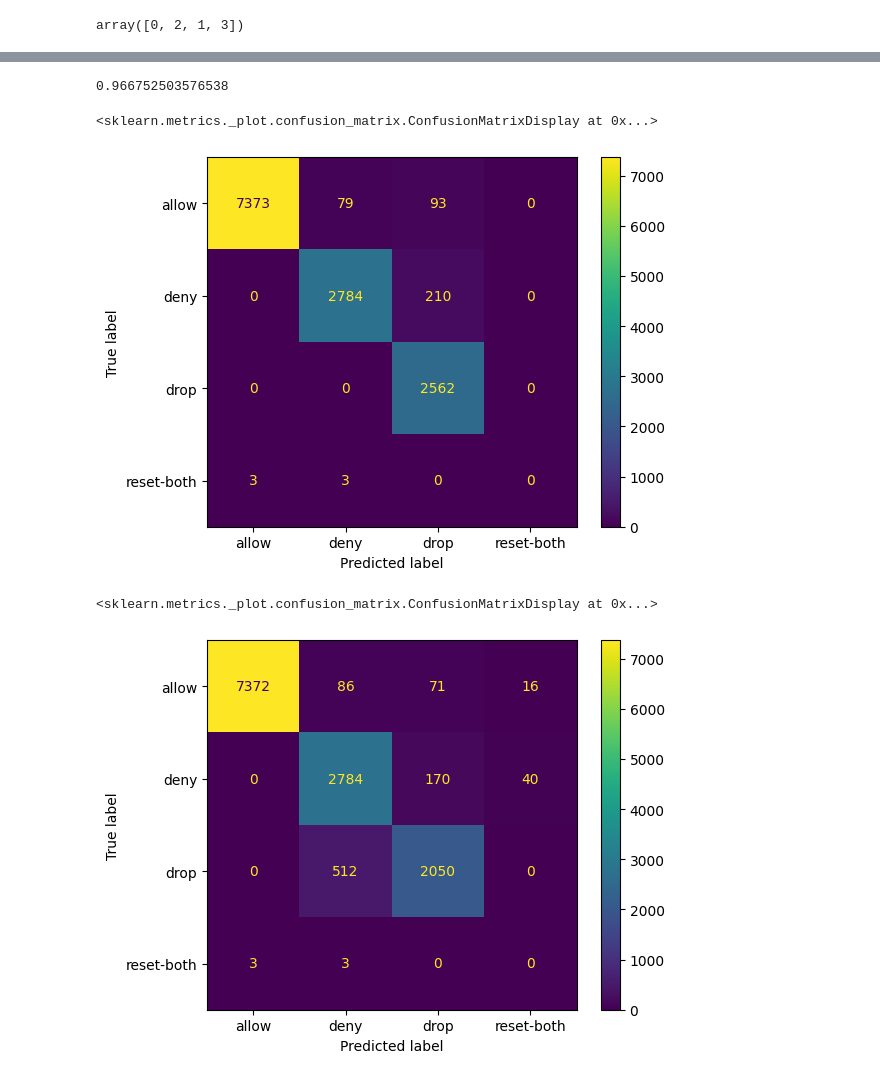
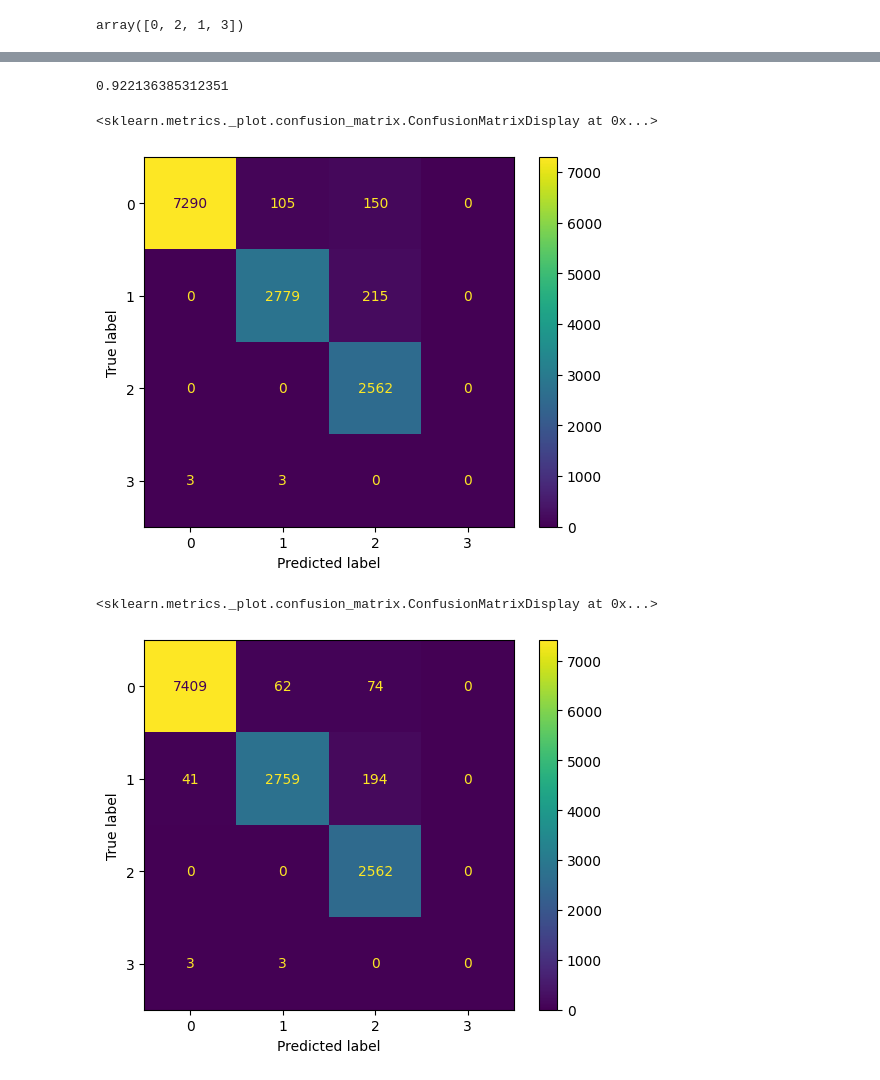
Before and after one commit to dk28yip/MSDS7333, a Jupyter notebook: Case Study 5_v2.ipynb, the cells around one changed output, grey strips where cells are left out. Drawn from its saved outputs; the diff is of its cells as text; code cells hidden in the pictures.

```diff
--- a/Case Study 5_v2.ipynb
+++ b/Case Study 5_v2.ipynb
@@ -251,7 +254,7 @@ pkts_received            524256
 dtype: int64
 # %%
 # Split the data into train and test sets
-X = df_scaled.drop('Action', axis=1)
+X = df_scaled.drop(['Action','Label_Action'], axis=1)
 y = df_scaled['Action']
 
 X_train, X_test, y_train, y_test = train_test_split(X, y, test_size=0.2, random_state=42)
@@ -390,28 +561,28 @@ weighted avg       0.97      0.97      0.97     13107
 # %%
 #Best parameters classifier, #Fill in the best parameters here
-best_SGD = SGDClassifier(tol = 1e-06, loss = 'log', alpha = 1e-06)
+best_SGD = SGDClassifier(tol = 1, loss = 'squared_hinge', alpha = 0.01)
 print(cross_val_score(best_SGD,X_train,y_train, scoring = 'accuracy', n_jobs = -1, cv = 5).mean())
 # %% [output]
-0.966752503576538
+0.922136385312351
 # %%
 #ANALYSIS for LinearSVC
 #Compute a Classification Matrix Here Visually
 from sklearn.model_selection import cross_val_predict
 from sklearn.metrics import ConfusionMatrixDisplay
 
 #Best parameter for LinearSVC, #Fill in the best parameters here
-best_model = LinearSVC(tol = 0.001, loss = 'squared_hinge', C =  1e-08)
+best_model = LinearSVC(tol = .1, loss = 'hinge', C =  1e-09)
 p = cross_val_predict(best_model,X_test,y_test, cv = 5)
 ConfusionMatrixDisplay.from_predictions(y_test,p)
 # %% [output]
 <sklearn.metrics._plot.confusion_matrix.ConfusionMatrixDisplay at 0x...>
-[figure, old version]
+[figure, new version]
 # %%
 #ANALYSIS for SGDClassifier
 #Compute a classification Matrix Here Visually
-best_SGD = SGDClassifier(tol = 1e-06, loss = 'log', alpha = 1e-06)
+best_SGD = SGDClassifier(tol = 1, loss = 'squared_hinge', alpha = 0.01)
 p1 = cross_val_predict(best_SGD,X_test,y_test, cv = 5)
 ConfusionMatrixDisplay.from_predictions(y_test,p1)
 # %% [output]
 <sklearn.metrics._plot.confusion_matrix.ConfusionMatrixDisplay at 0x...>
-[figure, old version]
+[figure, new version]
```
Also changed, not shown: parts of 22 cells of this notebook.
